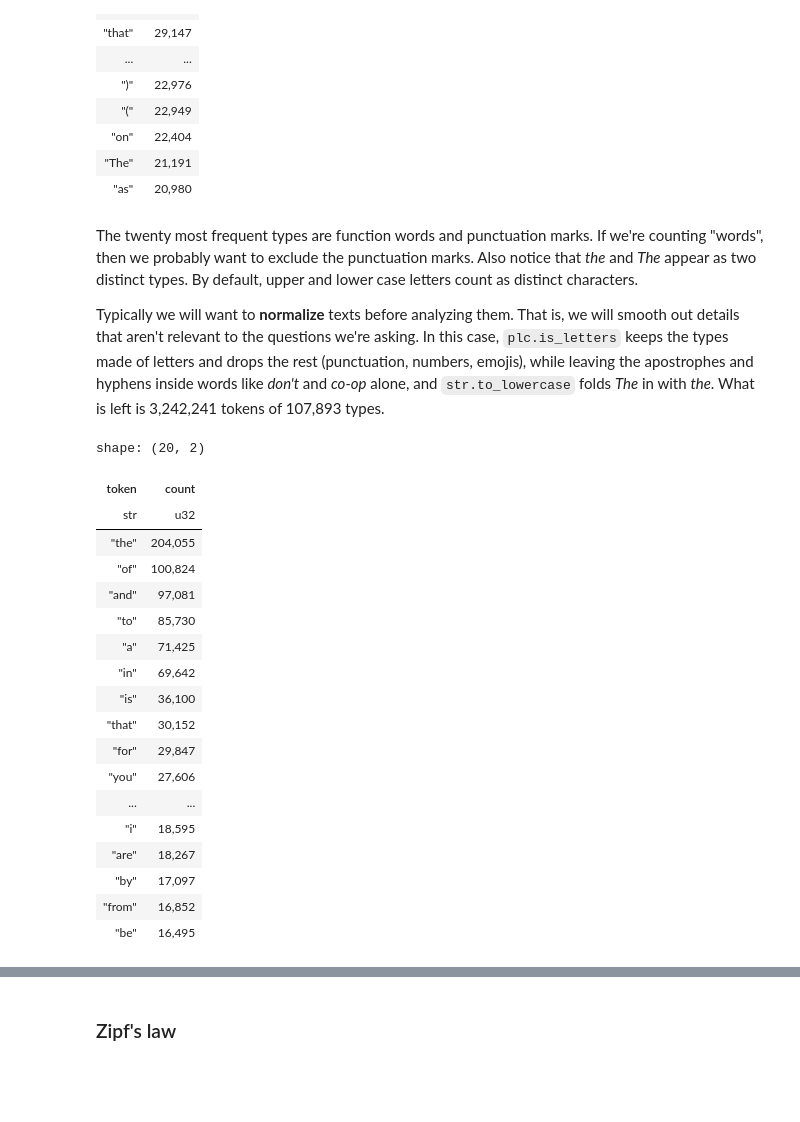
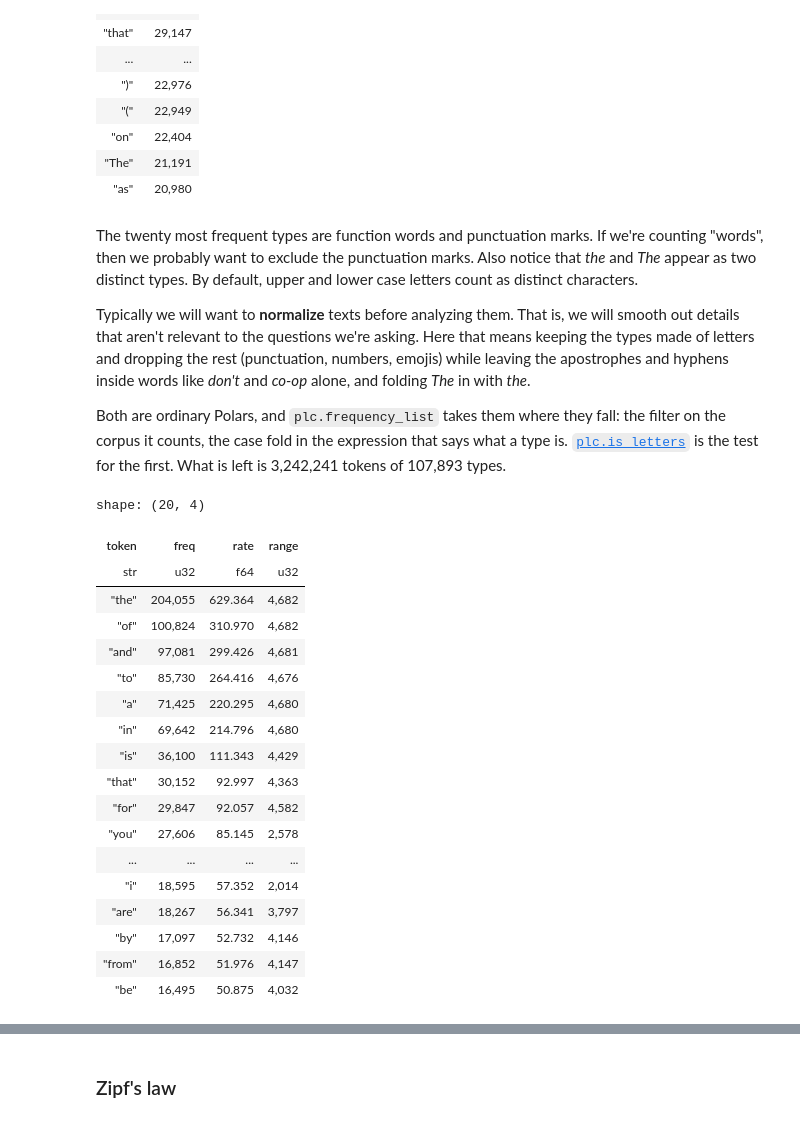
Before and after one commit to rmalouf/polars_corpus, a Jupyter notebook: docs/notebooks/frequencies.ipynb, the cells around one changed output, grey strips where cells are left out. Drawn from its saved outputs; the diff is of its cells as text; code cells hidden in the pictures; blank space fills up the shorter version.

```diff
--- a/docs/notebooks/frequencies.ipynb
+++ b/docs/notebooks/frequencies.ipynb
@@ -120,36 +123,36 @@ shape: (20, 2)
 # %% [markdown]
 The twenty most frequent types are function words and punctuation marks. If we're counting "words", then we probably want to exclude the punctuation marks. Also notice that *the* and *The* appear as two distinct types. By default, upper and lower case letters count as distinct characters.
 
-Typically we will want to **normalize** texts before analyzing them. That is, we will smooth out details that aren't relevant to the questions we're asking. In this case, `plc.is_letters` keeps the types made of letters and drops the rest (punctuation, numbers, emojis), while leaving the apostrophes and hyphens inside words like *don't* and *co-op* alone, and `str.to_lowercase` folds *The* in with *the*. What is left is 3,242,241 tokens of 107,893 types.
+Typically we will want to **normalize** texts before analyzing them. That is, we will smooth out details that aren't relevant to the questions we're asking. Here that means keeping the types made of letters and dropping the rest (punctuation, numbers, emojis) while leaving the apostrophes and hyphens inside words like *don't* and *co-op* alone, and folding *The* in with *the*.
+
+Both are ordinary Polars, and `plc.frequency_list` takes them where they fall: the filter on the corpus it counts, the case fold in the expression that says what a type is. [`plc.is_letters`](../../utils/) is the test for the first. What is left is 3,242,241 tokens of 107,893 types.
 # %%
-abs_freq = (
-    amalgum.filter(plc.is_letters("token"))
-    .with_columns(pl.col("token").str.to_lowercase())
-    .group_by("token")
-    .agg(pl.len().alias("count"))
-    .sort(by="count", descending=True)
+freq_list = plc.frequency_list(
+    amalgum.filter(plc.is_letters("token")),
+    pl.col("token").str.to_lowercase(),
+    basis=10_000,
 )
-abs_freq.head(20)
+freq_list.head(20)
 # %% [output]
-shape: (20, 2)
+shape: (20, 4)
-| token | count |
-| str | u32 |
-| "the" | 204,055 |
-| "of" | 100,824 |
-| "and" | 97,081 |
-| "to" | 85,730 |
-| "a" | 71,425 |
-| "in" | 69,642 |
-| "is" | 36,100 |
-| "that" | 30,152 |
-| "for" | 29,847 |
-| "you" | 27,606 |
-| ... | ... |
-| "i" | 18,595 |
-| "are" | 18,267 |
-| "by" | 17,097 |
-| "from" | 16,852 |
-| "be" | 16,495 |
+| token | freq | rate | range |
+| str | u32 | f64 | u32 |
+| "the" | 204,055 | 629.364 | 4,682 |
+| "of" | 100,824 | 310.970 | 4,682 |
+| "and" | 97,081 | 299.426 | 4,681 |
+| "to" | 85,730 | 264.416 | 4,676 |
+| "a" | 71,425 | 220.295 | 4,680 |
+| "in" | 69,642 | 214.796 | 4,680 |
+| "is" | 36,100 | 111.343 | 4,429 |
+| "that" | 30,152 | 92.997 | 4,363 |
+| "for" | 29,847 | 92.057 | 4,582 |
+| "you" | 27,606 | 85.145 | 2,578 |
+| ... | ... | ... | ... |
+| "i" | 18,595 | 57.352 | 2,014 |
+| "are" | 18,267 | 56.341 | 3,797 |
+| "by" | 17,097 | 52.732 | 4,146 |
+| "from" | 16,852 | 51.976 | 4,147 |
+| "be" | 16,495 | 50.875 | 4,032 |
 # %% [markdown]
 ### Relative frequency
 
```
Also changed, not shown: parts of 13 cells of this notebook, 12 other files.
